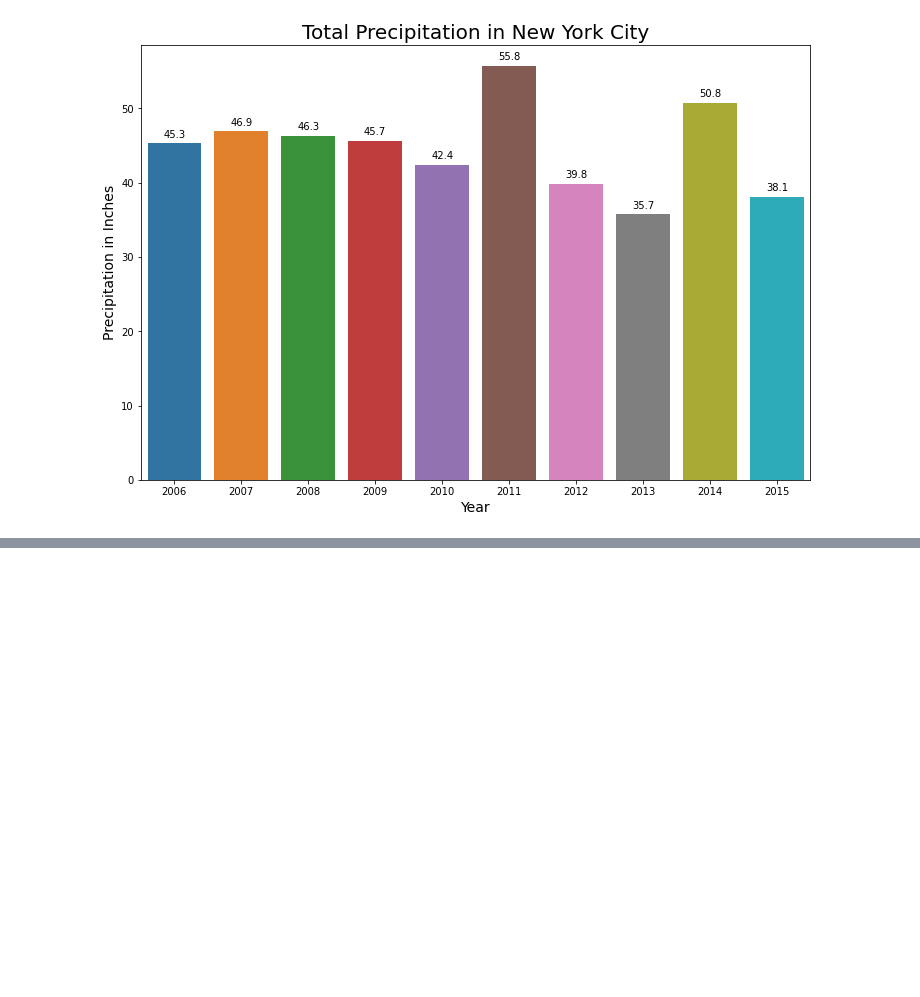
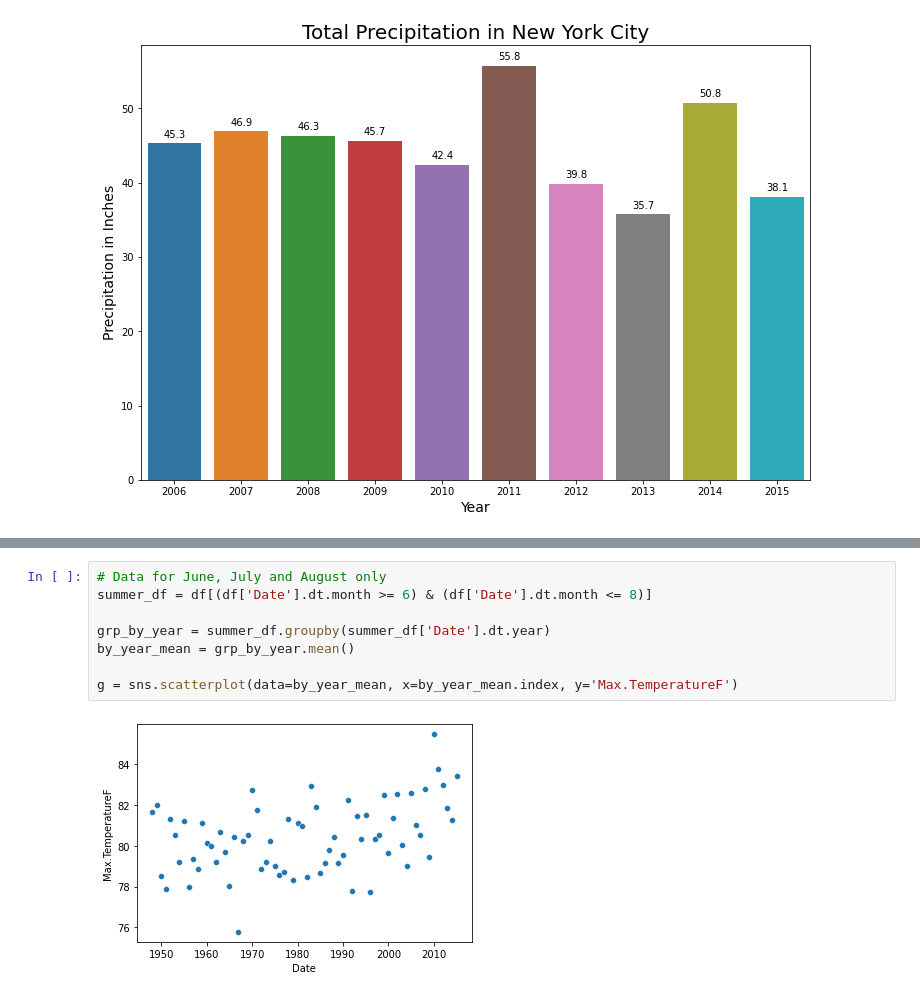
Before and after one commit to jamilnyc/notebooks, a Jupyter notebook: dataframe_visualization.ipynb, the cells around one changed output, grey strips where cells are left out. Drawn from its saved outputs; the diff is of its cells as text; blank space fills up the shorter version.

```diff
--- a/dataframe_visualization.ipynb
+++ b/dataframe_visualization.ipynb
@@ -167,0 +174,10 @@ for bar in g.patches:
+# %%
+# Data for June, July and August only
+summer_df = df[(df['Date'].dt.month >= 6) & (df['Date'].dt.month <= 8)]
+
+grp_by_year = summer_df.groupby(summer_df['Date'].dt.year)
+by_year_mean = grp_by_year.mean()
+
+g = sns.scatterplot(data=by_year_mean, x=by_year_mean.index, y='Max.TemperatureF')
+# %% [output]
+[figure, added]
```
Also changed, not shown: parts of 11 cells of this notebook, 1 other file.
